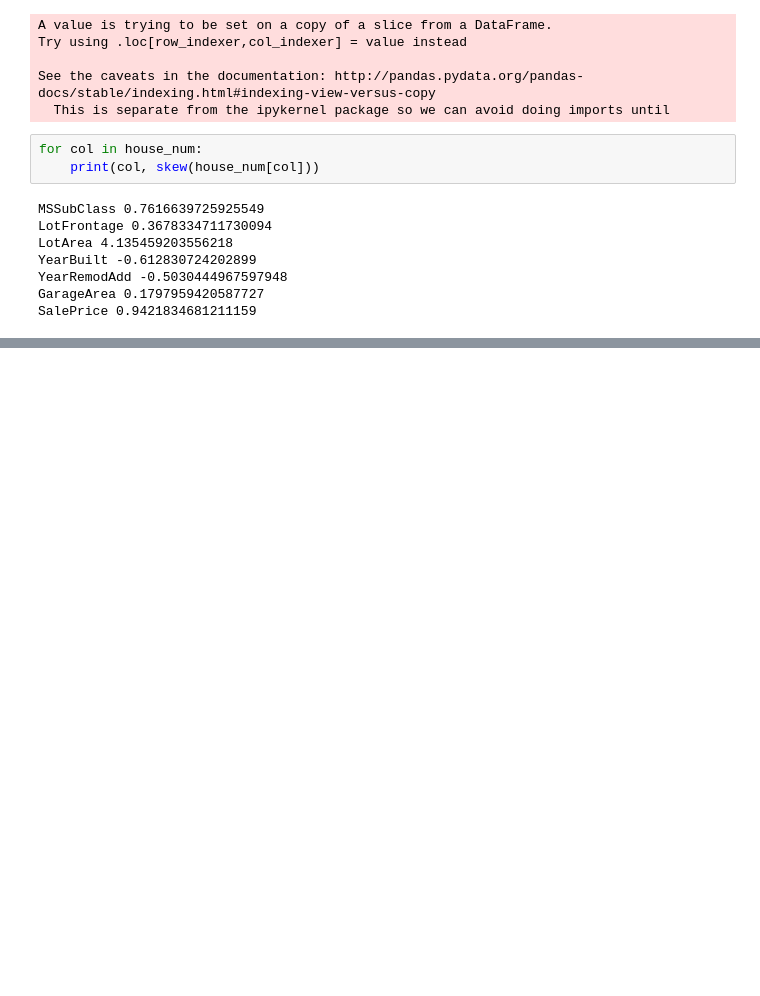
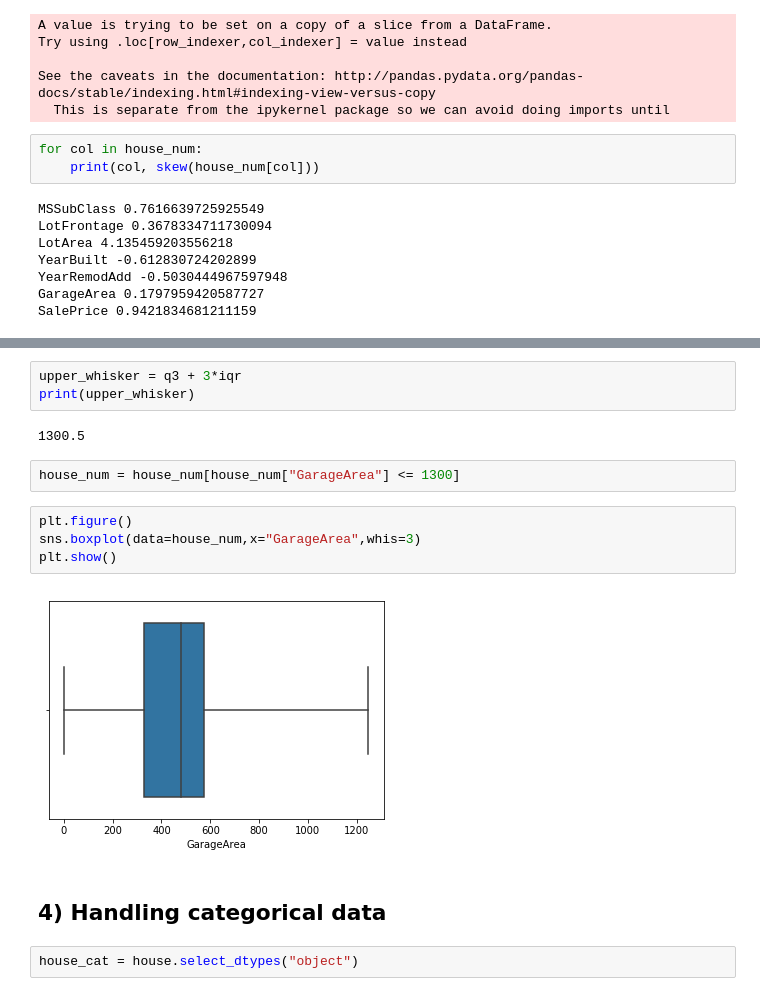
Before and after one commit to sukamal-ai/Machine_Learning_Cheat_Sheets, a Jupyter notebook: EDA and preprocessing.ipynb, the cells around one changed output, grey strips where cells are left out. Saved outputs shown, nothing was run; the diff lists cells and outputs as text; blank space fills up the shorter version.

```diff
--- a/EDA and preprocessing.ipynb
+++ b/EDA and preprocessing.ipynb
@@ -396,0 +422,17 @@ SalePrice 0.9421834681211159
+# %%
+upper_whisker = q3 + 3*iqr
+print(upper_whisker)
+# %% [output]
+1300.5
+# %%
+house_num = house_num[house_num["GarageArea"] <= 1300]
+# %%
+plt.figure()
+sns.boxplot(data=house_num,x="GarageArea",whis=3)
+plt.show()
+# %% [output]
+[figure, added]
+# %% [markdown]
+## 4) Handling categorical data
+# %%
+house_cat = house.select_dtypes("object")
```
Also changed, not shown: parts of 27 cells of this notebook.
